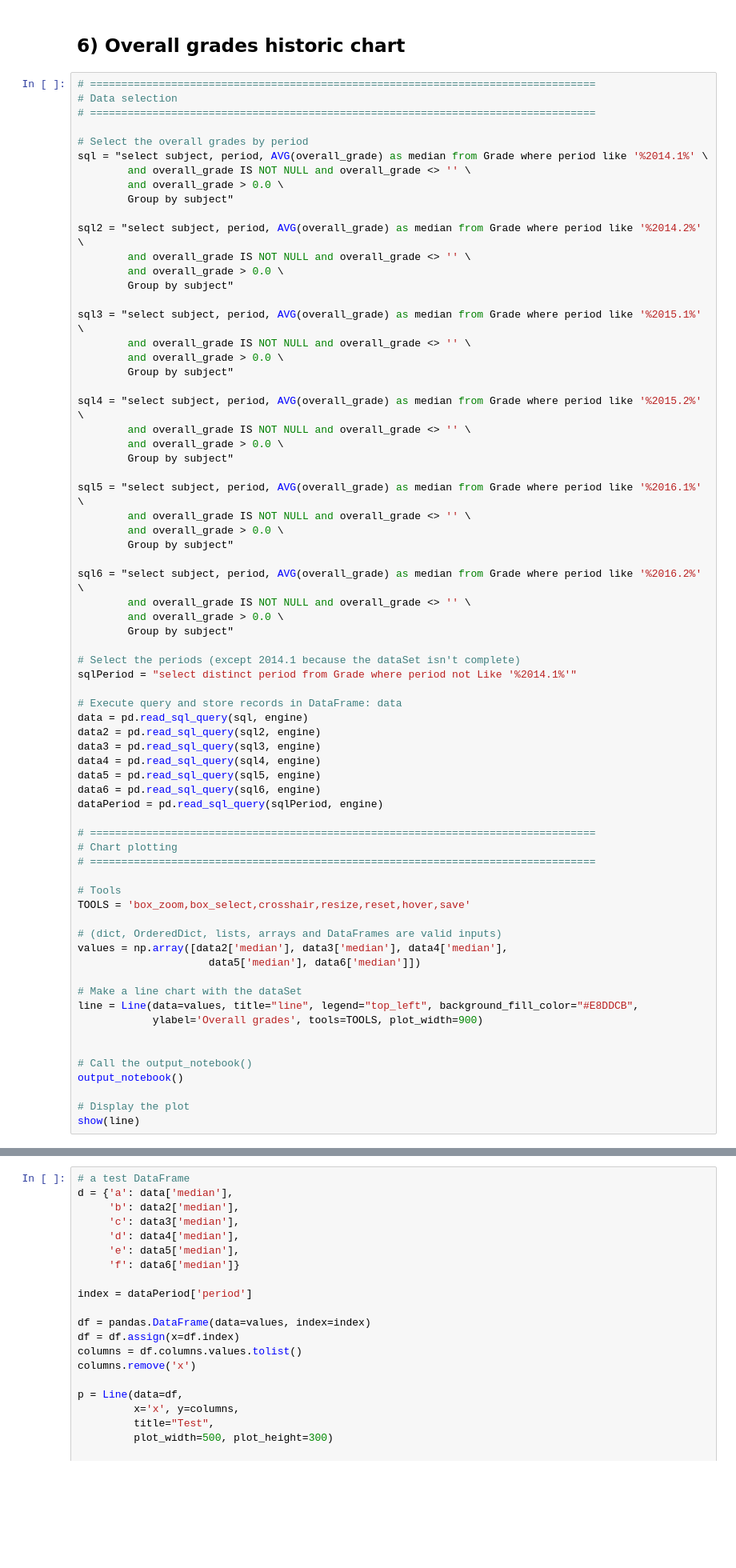
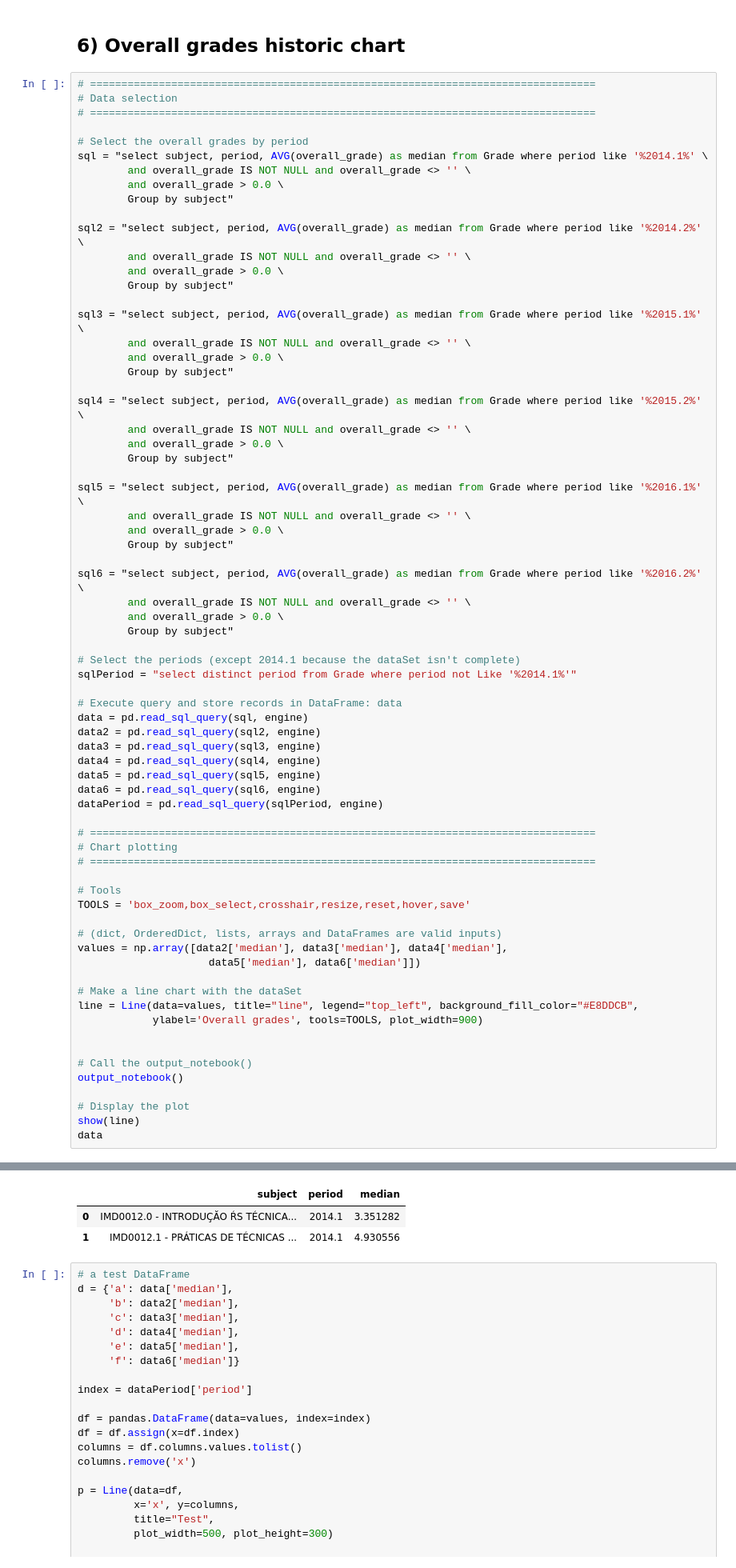
Before and after one commit to igorabrandao/Py-Students-Database, a Jupyter notebook: py-students-database.ipynb, the cells around one changed output, grey strips where cells are left out. Shown at 80% size. Cells and saved outputs as stored; diff of their text form; blank space fills up the shorter version.

```diff
--- a/py-students-database.ipynb
+++ b/py-students-database.ipynb
@@ -507,33 +525,37 @@ data2 = pd.read_sql_query(sql2, engine)
 data3 = pd.read_sql_query(sql3, engine)
 data4 = pd.read_sql_query(sql4, engine)
 data5 = pd.read_sql_query(sql5, engine)
 data6 = pd.read_sql_query(sql6, engine)
 dataPeriod = pd.read_sql_query(sqlPeriod, engine)
 
 # =================================================================================
 # Chart plotting
 # =================================================================================
 
 # Tools
 TOOLS = 'box_zoom,box_select,crosshair,resize,reset,hover,save'
 
 # (dict, OrderedDict, lists, arrays and DataFrames are valid inputs)
 values = np.array([data2['median'], data3['median'], data4['median'],
                      data5['median'], data6['median']])
 
 # Make a line chart with the dataSet
 line = Line(data=values, title="line", legend="top_left", background_fill_color="#E8DDCB",
             ylabel='Overall grades', tools=TOOLS, plot_width=900)
 
 
 # Call the output_notebook()
 output_notebook()
 
 # Display the plot
 show(line)
+data
 # %% [output]
 Loading BokehJS ...
 [interactive output not drawn]
+|  | subject | period | median |
+| 0 | IMD0012.0 - INTRODUÇĂO ŔS TÉCNICA... | 2014.1 | 3.351282 |
+| 1 | IMD0012.1 - PRÁTICAS DE TÉCNICAS ... | 2014.1 | 4.930556 |
 # %%
 # a test DataFrame
 d = {'a': data['median'],
```
Also changed, not shown: parts of 8 cells of this notebook.
